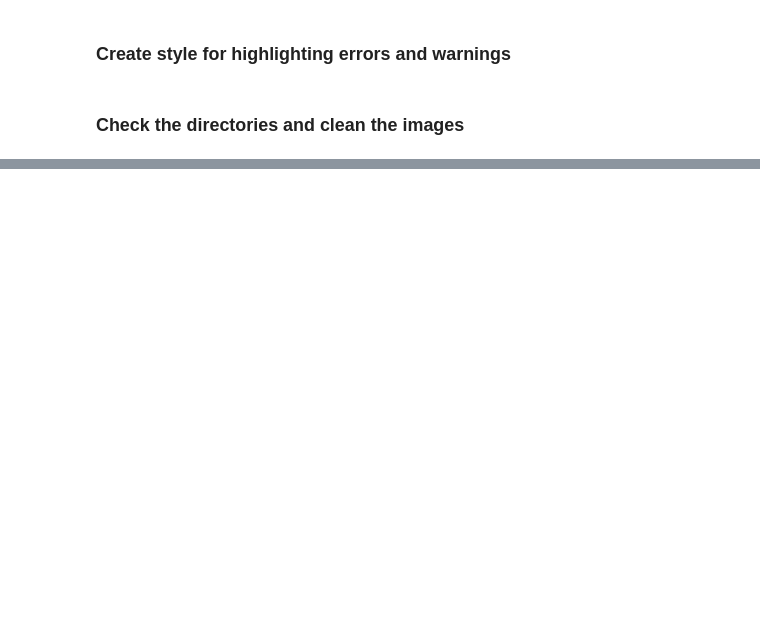
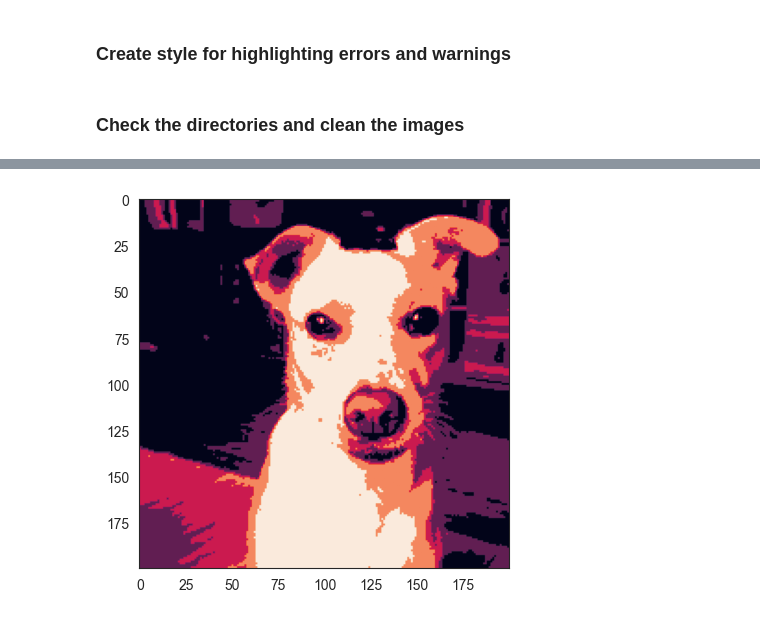
Before and after one commit to RikaIljina/PP5, a Jupyter notebook: jupyter_notebooks/01 - Data Collection.ipynb, the cells around one changed output, grey strips where cells are left out. Saved outputs shown, nothing was run; the diff lists cells and outputs as text; code cells hidden in the pictures; blank space fills up the shorter version.

```diff
--- a/jupyter_notebooks/01 - Data Collection.ipynb
+++ b/jupyter_notebooks/01 - Data Collection.ipynb
@@ -196,0 +278,81 @@ The path d:\Projekte\Coding\CodeInstitute\PP5\inputs\datasets\pets\nn that shoul
+# %%
+# IGNORE, Experimenting
+
+import tensorflow as tf
+
+with Image.open("inputs/datasets/pets/fin/fin (199).png") as img:
+    #img.show()
+    print(image.img_to_array(img))
+    #img = image.img_to_array(img.resize((200,200),resample=Image.LANCZOS))
+
+    disc = tf.keras.layers.Discretization(
+        #bin_boundaries=[0.,100.,255.],
+        num_bins=5,
+        epsilon=0.01,
+        output_mode='int',
+        sparse=False,
+        #dtype=None,
+        #name=None
+    )
+    disc.adapt(img)
+    new_img = np.array(disc(img)).astype('int')
+    #print(new_img)
+    new_new_img = np.array(new_img * 50)
+    fin = new_new_img[...,2]
+    print(new_new_img)
+    plt.imshow(fin)
+    plt.show()
+
+with Image.open("inputs/datasets/pets/iris/iris (256).png") as img:
+    #img.show()
+    print(image.img_to_array(img))
+
+    disc = tf.keras.layers.Discretization(
+        #bin_boundaries=[0.,100.,255.],
+        num_bins=5,
+        epsilon=0.01,
+        output_mode='int',
+        sparse=False,
+        #dtype=None,
+        #name=None
+    )
+    disc.adapt(img)
+    new_img = np.array(disc(img)).astype('int')
+    #print(new_img)
+    new_new_img = np.array(new_img * 50)
+    iris = new_new_img[...,2]
+    print(new_new_img)
+    plt.imshow(iris)
+    plt.show()
+
+with Image.open("inputs/datasets/pets/smilla/smilla (267).png") as img:
+    #img.show()
+    print(image.img_to_array(img))
+
+    disc = tf.keras.layers.Discretization(
+        #bin_boundaries=[0.,100.,255.],
+        num_bins=5,
+        epsilon=0.01,
+        output_mode='int',
+        sparse=False,
+        #dtype=None,
+        #name=None
+    )
+    disc.adapt(img)
+    new_img = np.array(disc(img)).astype('int')
+    #print(new_img)
+    new_new_img = np.array(new_img * 50)
+    smilla = new_new_img[...,2]
+    print(new_new_img)
+    plt.imshow(smilla)
+    plt.show()
+
+diff = np.abs(fin - iris - smilla)
+print(diff)
+plt.imshow(diff)
+plt.show()
+
+means = np.mean([smilla, fin], axis=0)
+plt.imshow(means, cmap='grey')
+plt.show()
+# %% [output]
@@ -196,0 +376 @@ The path d:\Projekte\Coding\CodeInstitute\PP5\inputs\datasets\pets\nn that shoul
+[figure, added]
```
Also changed, not shown: parts of 10 cells of this notebook.
